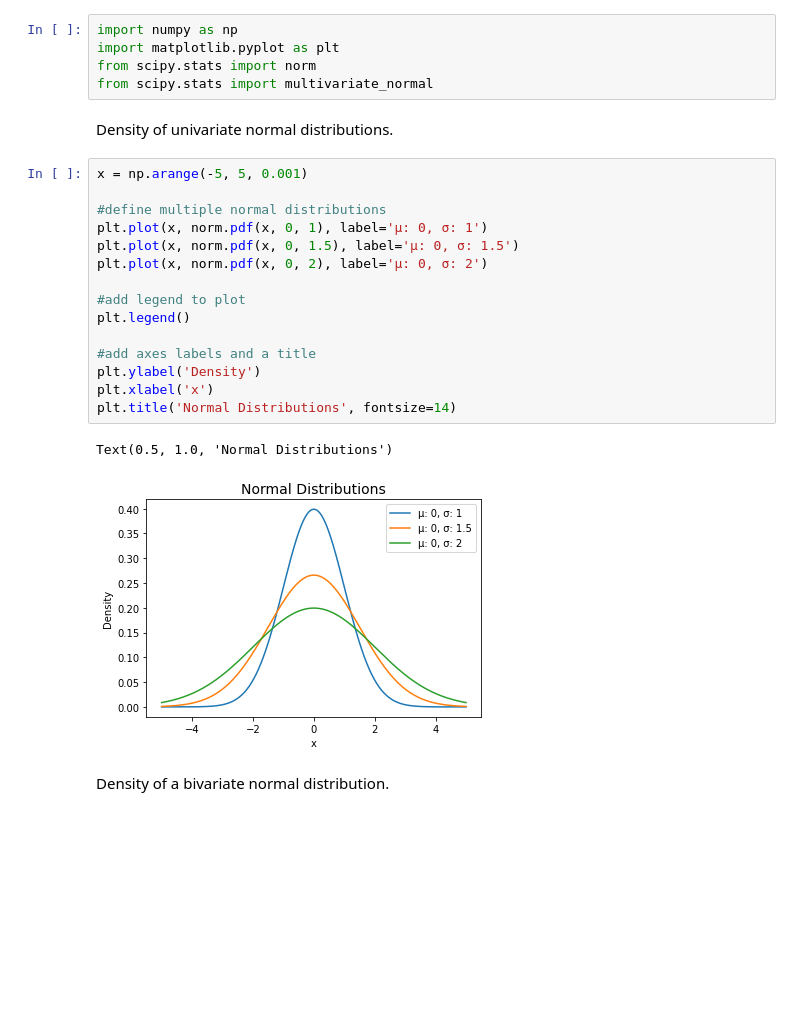
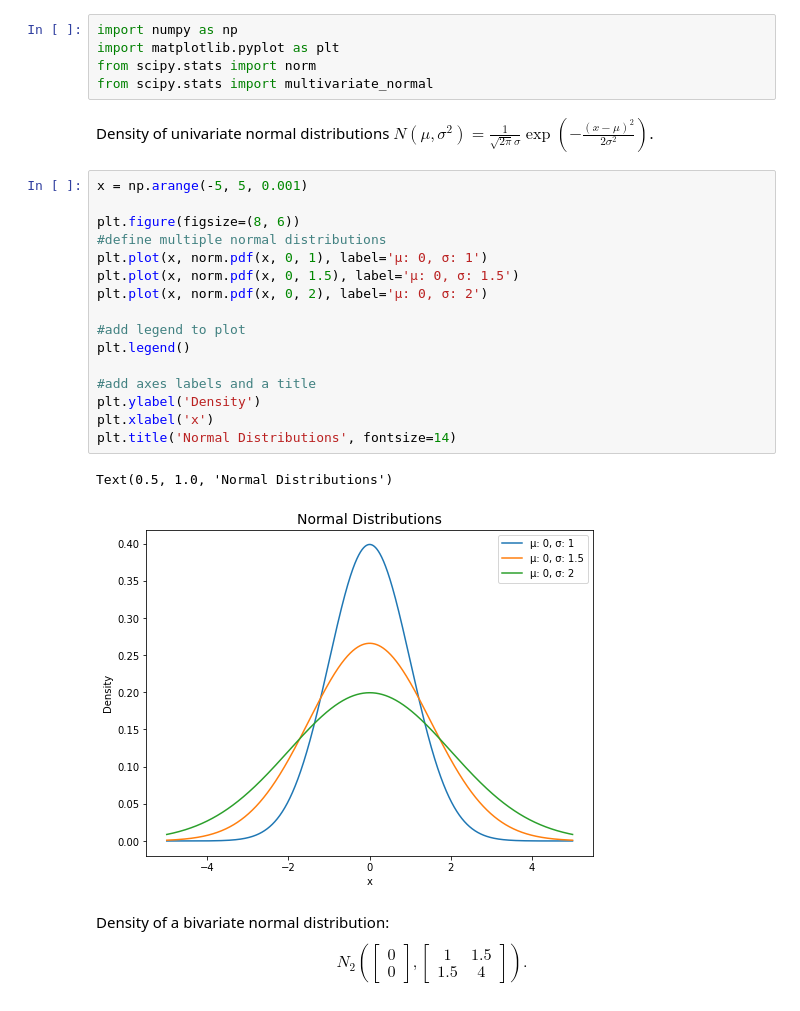
Before and after one commit to JCatwood/GPRTutorial, a Jupyter notebook: python-notebook/GPR-TAMIDS-2022S.ipynb, the cells around one changed output. Saved outputs shown, nothing was run; the diff lists cells and outputs as text; blank space fills up the shorter version.

```diff
--- a/python-notebook/GPR-TAMIDS-2022S.ipynb
+++ b/python-notebook/GPR-TAMIDS-2022S.ipynb
@@ -5,27 +5,31 @@ import numpy as np
 import matplotlib.pyplot as plt
 from scipy.stats import norm
 from scipy.stats import multivariate_normal
-# %% [markdown]
-Density of univariate normal distributions.
+# %% [markdown]
+Density of univariate normal distributions $N(\mu, \sigma^2) = \frac{1}{\sqrt{2\pi}\sigma}\exp(-\frac{(x - \mu)^2}{2\sigma^2} )$.
 # %%
 x = np.arange(-5, 5, 0.001)
 
+plt.figure(figsize=(8, 6))
 #define multiple normal distributions
 plt.plot(x, norm.pdf(x, 0, 1), label='μ: 0, σ: 1')
 plt.plot(x, norm.pdf(x, 0, 1.5), label='μ: 0, σ: 1.5')
 plt.plot(x, norm.pdf(x, 0, 2), label='μ: 0, σ: 2')
 
 #add legend to plot
 plt.legend()
 
 #add axes labels and a title
 plt.ylabel('Density')
 plt.xlabel('x')
 plt.title('Normal Distributions', fontsize=14)
 # %% [output]
 Text(0.5, 1.0, 'Normal Distributions')
-[figure, old version]
+[figure, new version]
-# %% [markdown]
-Density of a bivariate normal distribution.
+# %% [markdown]
+Density of a bivariate normal distribution:
+$$
+  N_2(\left[\begin{array}{c} 0 \\ 0 \end{array}\right], \left[\begin{array}{cc} 1 & 1.5 \\ 1.5 & 4 \end{array}\right]).
+$$
 # %%
 x = np.linspace(-3*1, 3*1, num=100)
```
Also changed, not shown: parts of 9 cells of this notebook.
